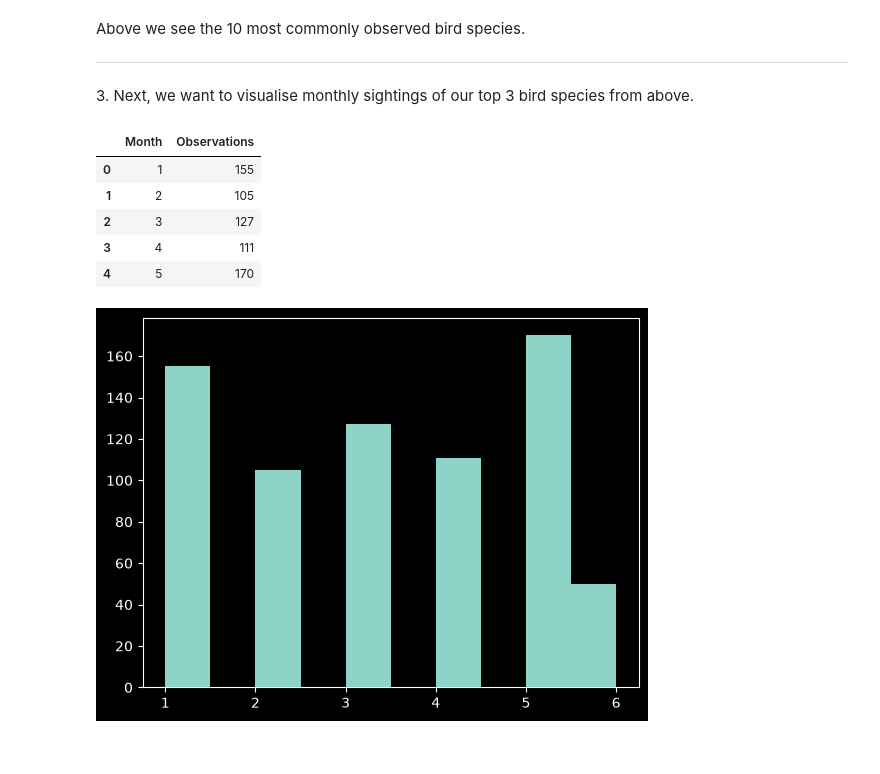
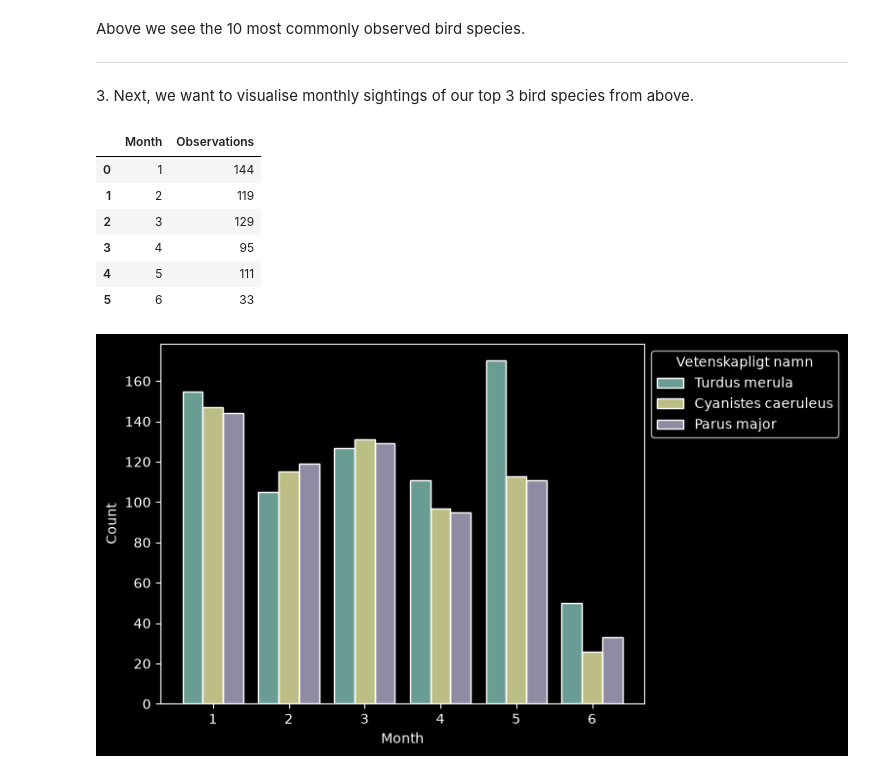
Before and after one commit to AndyDeany/MT4008-homework-3, a Jupyter notebook: HW3/HW3.ipynb, the cells around one changed output. Saved outputs shown, nothing was run; the diff lists cells and outputs as text; code cells hidden in the pictures.

```diff
--- a/HW3/HW3.ipynb
+++ b/HW3/HW3.ipynb
@@ -184,5 +177,6 @@ which will be the ones which have the most sightings
 # %%
-birds.groupby("Vetenskapligt namn").size().reset_index(name="Observations").sort_values("Observations", ascending=False).head(10)
+prevalence = birds.groupby("Vetenskapligt namn").size().reset_index(name="Observations").sort_values("Observations", ascending=False)
+prevalence.head(10)
 # %% [output]
 |  | Vetenskapligt namn | Observations |
 | 168 | Turdus merula | 718 |
@@ -205,18 +199,21 @@ Above we see the 10 most commonly observed bird species.
 birds["Startdatum"] = pd.to_datetime(birds["Startdatum"])
 birds["Month"] = birds["Startdatum"].dt.month
 
-monthly_observations = birds[birds["Vetenskapligt namn"] == "Turdus merula"].groupby("Month").size().reset_index(name="Observations")
-monthly_observations.head()
+monthly_observations = birds[birds["Vetenskapligt namn"] == "Parus major"].groupby("Month").size().reset_index(name="Observations")
+monthly_observations.head(20)
 # %% [output]
 |  | Month | Observations |
-| 0 | 1 | 155 |
-| 1 | 2 | 105 |
-| 2 | 3 | 127 |
-| 3 | 4 | 111 |
-| 4 | 5 | 170 |
+| 0 | 1 | 144 |
+| 1 | 2 | 119 |
+| 2 | 3 | 129 |
+| 3 | 4 | 95 |
+| 4 | 5 | 111 |
+| 5 | 6 | 33 |
 # %%
-
-plt.hist(birds[birds["Vetenskapligt namn"] == "Turdus merula"]["Month"])
+top_3 = prevalence["Vetenskapligt namn"][:3]
+plot = sns.histplot(birds[birds["Vetenskapligt namn"].isin(top_3)], x="Month", hue="Vetenskapligt namn",
+             discrete=True, shrink=0.8, multiple="dodge")
+sns.move_legend(plot, "upper left", bbox_to_anchor=(1, 1))
 plt.show()
 # %% [output]
-[figure, old version]
+[figure, new version]
```
Also changed, not shown: parts of 5 cells of this notebook.
